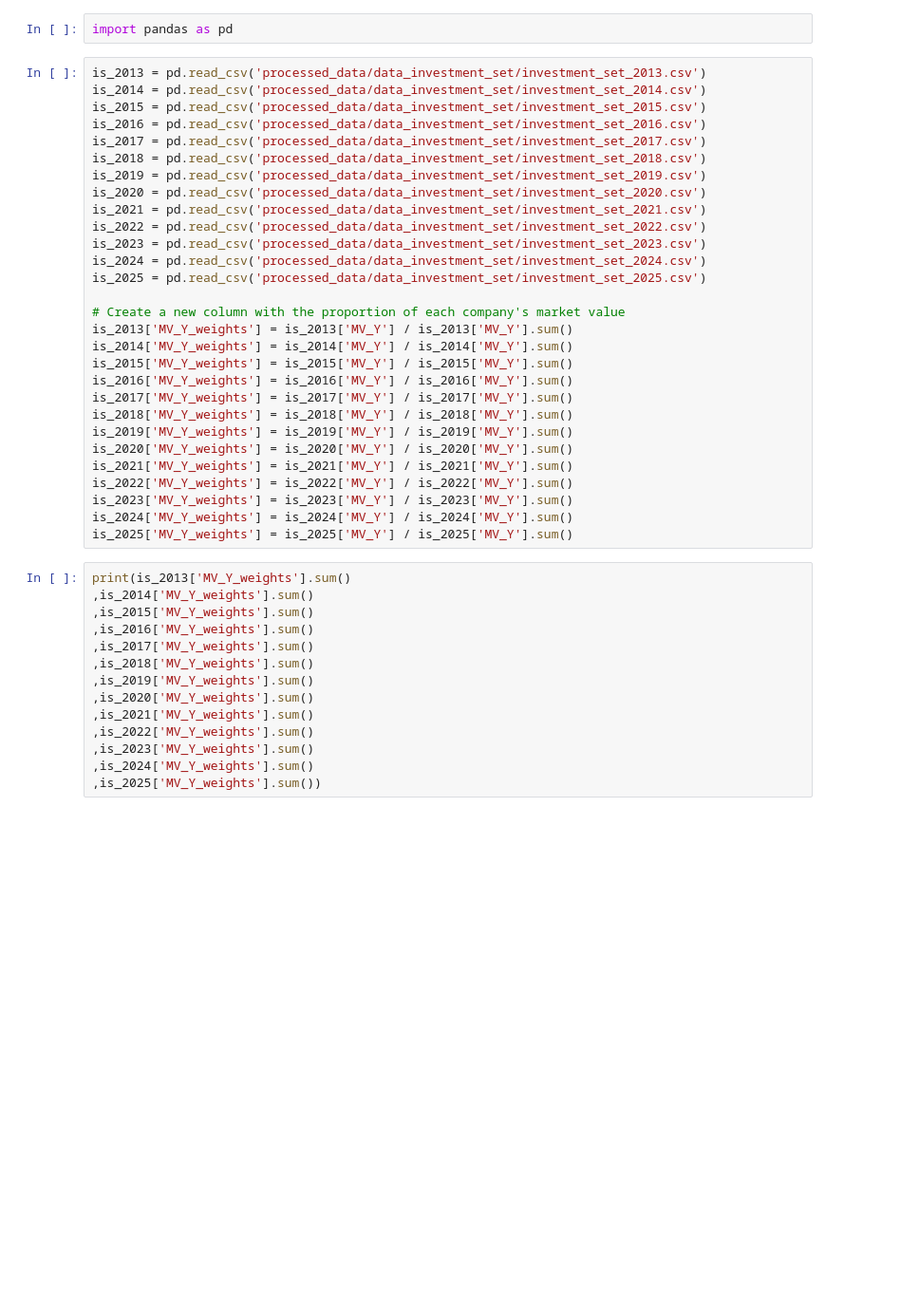
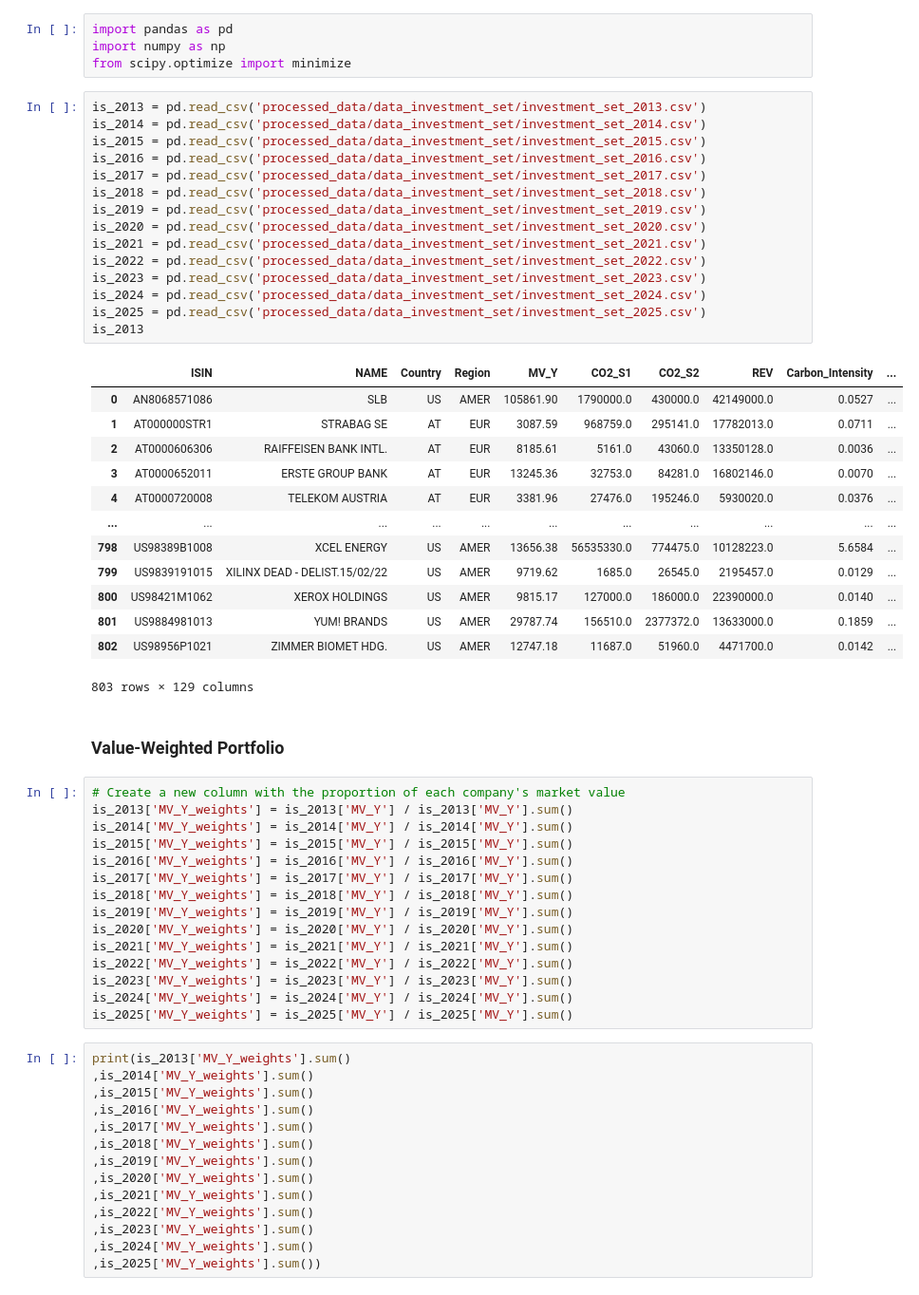
Before and after one commit to Quentinrezzo/Sustainability-Project, a Jupyter notebook: sustainability/notebook.ipynb, the cells around one changed output. Shown at 95% size. Cells and saved outputs as stored; diff of their text form; blank space fills up the shorter version.

```diff
--- a/sustainability/notebook.ipynb
+++ b/sustainability/notebook.ipynb
@@ -1,20 +1,39 @@
 # %%
 import pandas as pd
+import numpy as np
+from scipy.optimize import minimize
+# %%
+is_2013 = pd.read_csv('processed_data/data_investment_set/investment_set_2013.csv')
+is_2014 = pd.read_csv('processed_data/data_investment_set/investment_set_2014.csv')
+is_2015 = pd.read_csv('processed_data/data_investment_set/investment_set_2015.csv')
+is_2016 = pd.read_csv('processed_data/data_investment_set/investment_set_2016.csv')
+is_2017 = pd.read_csv('processed_data/data_investment_set/investment_set_2017.csv')
+is_2018 = pd.read_csv('processed_data/data_investment_set/investment_set_2018.csv')
+is_2019 = pd.read_csv('processed_data/data_investment_set/investment_set_2019.csv')
+is_2020 = pd.read_csv('processed_data/data_investment_set/investment_set_2020.csv')
+is_2021 = pd.read_csv('processed_data/data_investment_set/investment_set_2021.csv')
+is_2022 = pd.read_csv('processed_data/data_investment_set/investment_set_2022.csv')
+is_2023 = pd.read_csv('processed_data/data_investment_set/investment_set_2023.csv')
+is_2024 = pd.read_csv('processed_data/data_investment_set/investment_set_2024.csv')
+is_2025 = pd.read_csv('processed_data/data_investment_set/investment_set_2025.csv')
+is_2013
+# %% [output]
+|  | ISIN | NAME | Country | Region | MV_Y | CO2_S1 | CO2_S2 | REV | Carbon_Intensity | ... |
+| 0 | AN8068571086 | SLB | US | AMER | 105861.90 | 1790000.0 | 430000.0 | 42149000.0 | 0.0527 | ... |
+| 1 | AT000000STR1 | STRABAG SE | AT | EUR | 3087.59 | 968759.0 | 295141.0 | 17782013.0 | 0.0711 | ... |
+| 2 | AT0000606306 | RAIFFEISEN BANK INTL. | AT | EUR | 8185.61 | 5161.0 | 43060.0 | 13350128.0 | 0.0036 | ... |
+| 3 | AT0000652011 | ERSTE GROUP BANK | AT | EUR | 13245.36 | 32753.0 | 84281.0 | 16802146.0 | 0.0070 | ... |
+| 4 | AT0000720008 | TELEKOM AUSTRIA | AT | EUR | 3381.96 | 27476.0 | 195246.0 | 5930020.0 | 0.0376 | ... |
+| ... | ... | ... | ... | ... | ... | ... | ... | ... | ... | ... |
+| 798 | US98389B1008 | XCEL ENERGY | US | AMER | 13656.38 | 56535330.0 | 774475.0 | 10128223.0 | 5.6584 | ... |
+| 799 | US9839191015 | XILINX DEAD - DELIST.15/02/22 | US | AMER | 9719.62 | 1685.0 | 26545.0 | 2195457.0 | 0.0129 | ... |
+| 800 | US98421M1062 | XEROX HOLDINGS | US | AMER | 9815.17 | 127000.0 | 186000.0 | 22390000.0 | 0.0140 | ... |
+| 801 | US9884981013 | YUM! BRANDS | US | AMER | 29787.74 | 156510.0 | 2377372.0 | 13633000.0 | 0.1859 | ... |
+| 802 | US98956P1021 | ZIMMER BIOMET HDG. | US | AMER | 12747.18 | 11687.0 | 51960.0 | 4471700.0 | 0.0142 | ... |
+803 rows × 129 columns
+# %% [markdown]
+### Value-Weighted Portfolio
 # %%
-is_2013 = pd.read_csv('processed_data/data_investment_set/investment_set_2013.csv')
-is_2014 = pd.read_csv('processed_data/data_investment_set/investment_set_2014.csv')
-is_2015 = pd.read_csv('processed_data/data_investment_set/investment_set_2015.csv')
-is_2016 = pd.read_csv('processed_data/data_investment_set/investment_set_2016.csv')
-is_2017 = pd.read_csv('processed_data/data_investment_set/investment_set_2017.csv')
-is_2018 = pd.read_csv('processed_data/data_investment_set/investment_set_2018.csv')
-is_2019 = pd.read_csv('processed_data/data_investment_set/investment_set_2019.csv')
-is_2020 = pd.read_csv('processed_data/data_investment_set/investment_set_2020.csv')
-is_2021 = pd.read_csv('processed_data/data_investment_set/investment_set_2021.csv')
-is_2022 = pd.read_csv('processed_data/data_investment_set/investment_set_2022.csv')
-is_2023 = pd.read_csv('processed_data/data_investment_set/investment_set_2023.csv')
-is_2024 = pd.read_csv('processed_data/data_investment_set/investment_set_2024.csv')
-is_2025 = pd.read_csv('processed_data/data_investment_set/investment_set_2025.csv')
-
 # Create a new column with the proportion of each company's market value
 is_2013['MV_Y_weights'] = is_2013['MV_Y'] / is_2013['MV_Y'].sum()
 is_2014['MV_Y_weights'] = is_2014['MV_Y'] / is_2014['MV_Y'].sum()
```
Also changed, not shown: parts of 7 cells of this notebook.
